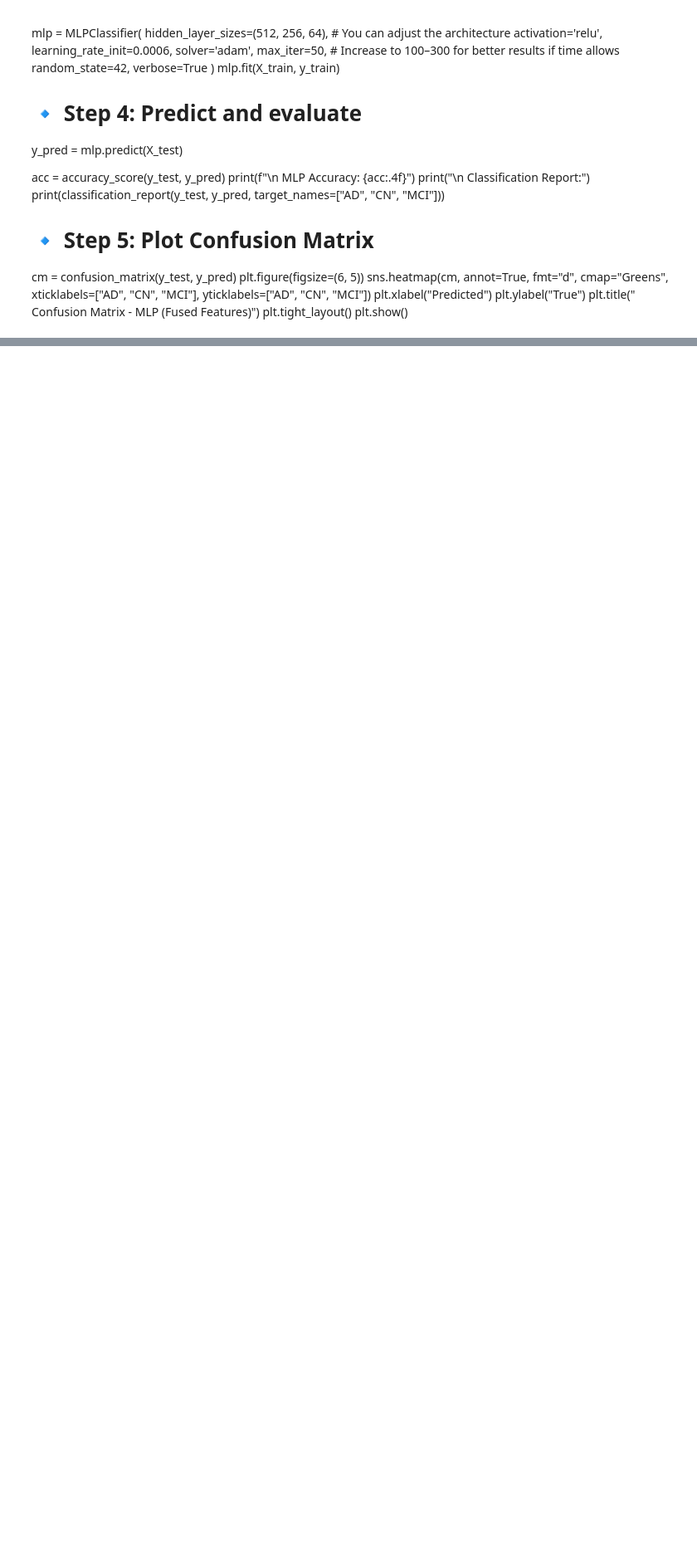
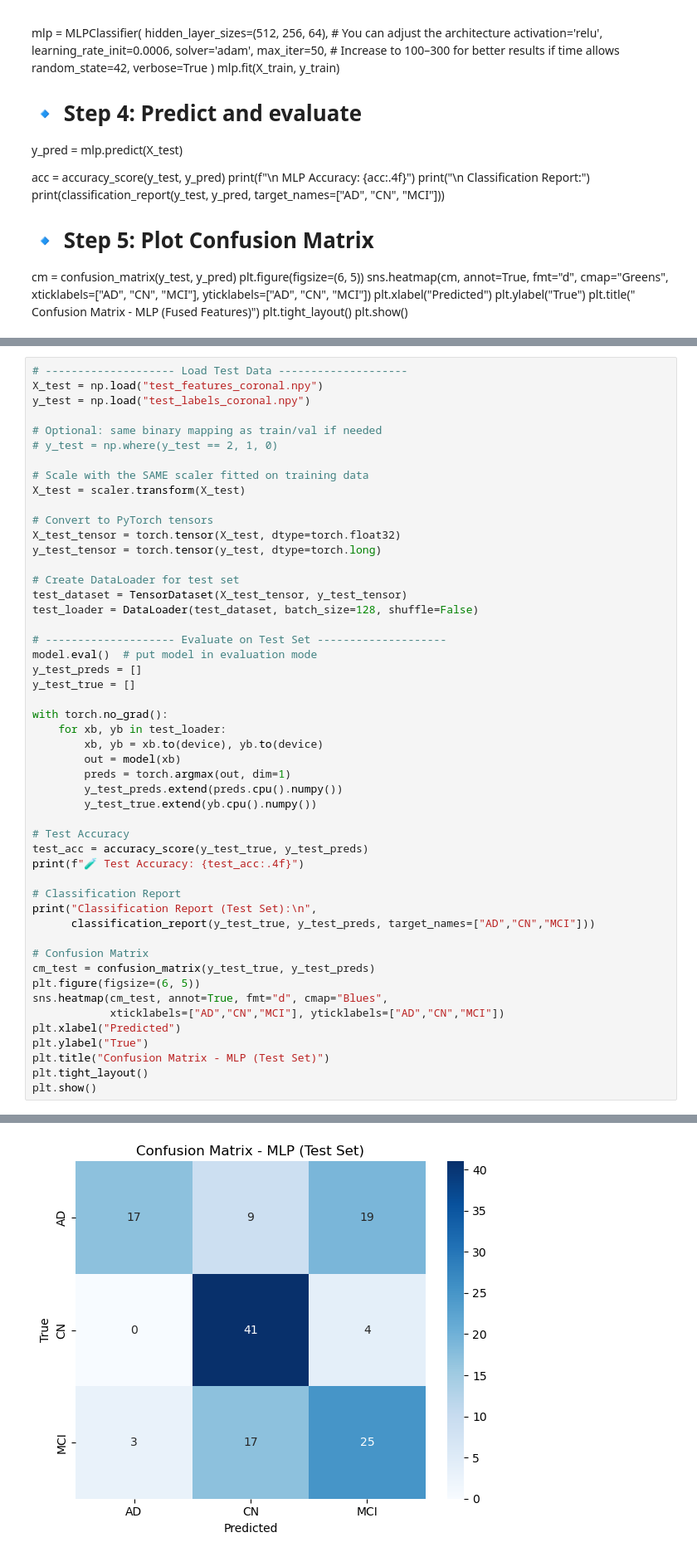
Before and after one commit to fatima-tuz-zahra-123/Neurological_disease_detection, a Jupyter notebook: code.ipynb, the cells around one changed output, grey strips where cells are left out. Shown at 83% size. Drawn from its saved outputs; the diff is of its cells as text; blank space fills up the shorter version.

```diff
--- a/code.ipynb
+++ b/code.ipynb
@@ -764,0 +1227,51 @@ weighted avg       0.50      0.49      0.49      8415
+# %%
+# -------------------- Load Test Data --------------------
+X_test = np.load("test_features_coronal.npy")
+y_test = np.load("test_labels_coronal.npy")
+
+# Optional: same binary mapping as train/val if needed
+# y_test = np.where(y_test == 2, 1, 0)
+
+# Scale with the SAME scaler fitted on training data
+X_test = scaler.transform(X_test)
+
+# Convert to PyTorch tensors
+X_test_tensor = torch.tensor(X_test, dtype=torch.float32)
+y_test_tensor = torch.tensor(y_test, dtype=torch.long)
+
+# Create DataLoader for test set
+test_dataset = TensorDataset(X_test_tensor, y_test_tensor)
+test_loader = DataLoader(test_dataset, batch_size=128, shuffle=False)
+
+# -------------------- Evaluate on Test Set --------------------
+model.eval()  # put model in evaluation mode
+y_test_preds = []
+y_test_true = []
+
+with torch.no_grad():
+    for xb, yb in test_loader:
+        xb, yb = xb.to(device), yb.to(device)
+        out = model(xb)
+        preds = torch.argmax(out, dim=1)
+        y_test_preds.extend(preds.cpu().numpy())
+        y_test_true.extend(yb.cpu().numpy())
+
+# Test Accuracy
+test_acc = accuracy_score(y_test_true, y_test_preds)
+print(f"🧪 Test Accuracy: {test_acc:.4f}")
+
+# Classification Report
+print("Classification Report (Test Set):\n",
+      classification_report(y_test_true, y_test_preds, target_names=["AD","CN","MCI"]))
+
+# Confusion Matrix
+cm_test = confusion_matrix(y_test_true, y_test_preds)
+plt.figure(figsize=(6, 5))
+sns.heatmap(cm_test, annot=True, fmt="d", cmap="Blues",
+            xticklabels=["AD","CN","MCI"], yticklabels=["AD","CN","MCI"])
+plt.xlabel("Predicted")
+plt.ylabel("True")
+plt.title("Confusion Matrix - MLP (Test Set)")
+plt.tight_layout()
+plt.show()
+# %% [output]
@@ -764,0 +1289 @@ weighted avg       0.50      0.49      0.49      8415
+[figure, added]
```
Also changed, not shown: parts of 38 cells of this notebook.
